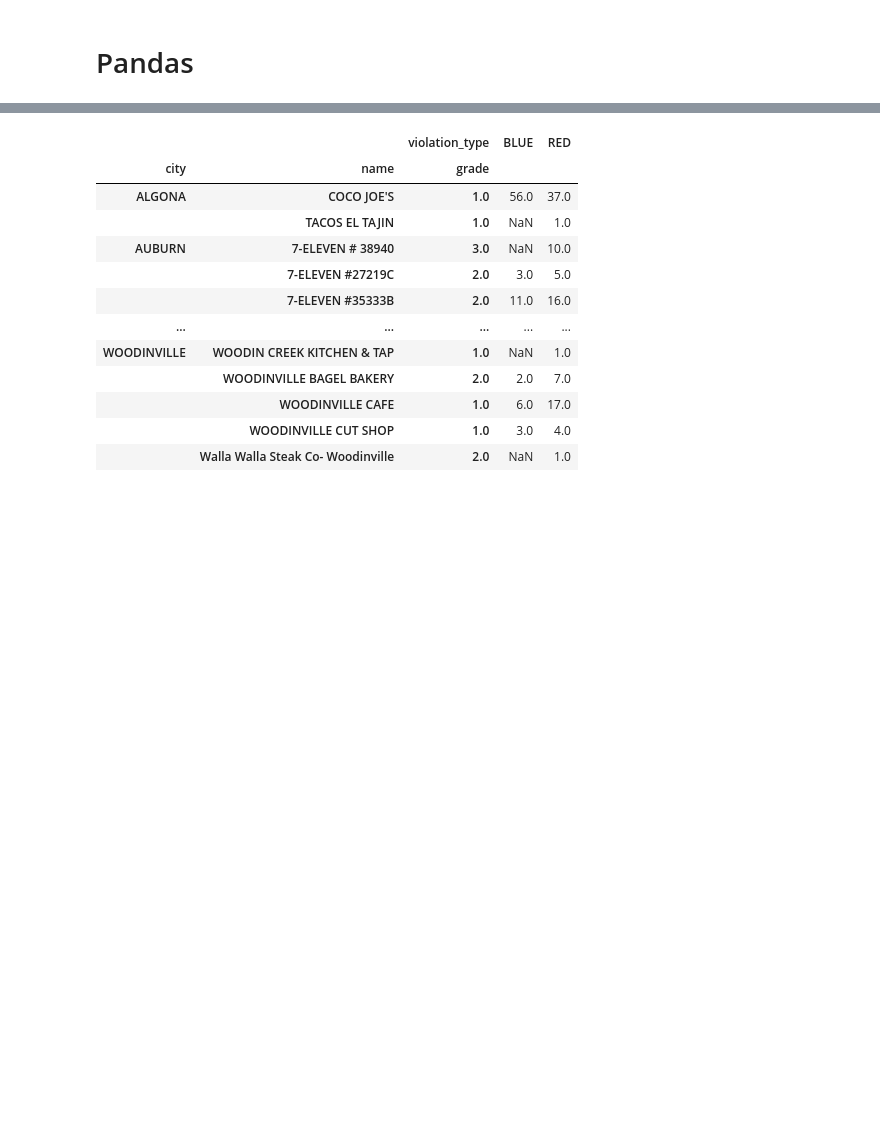
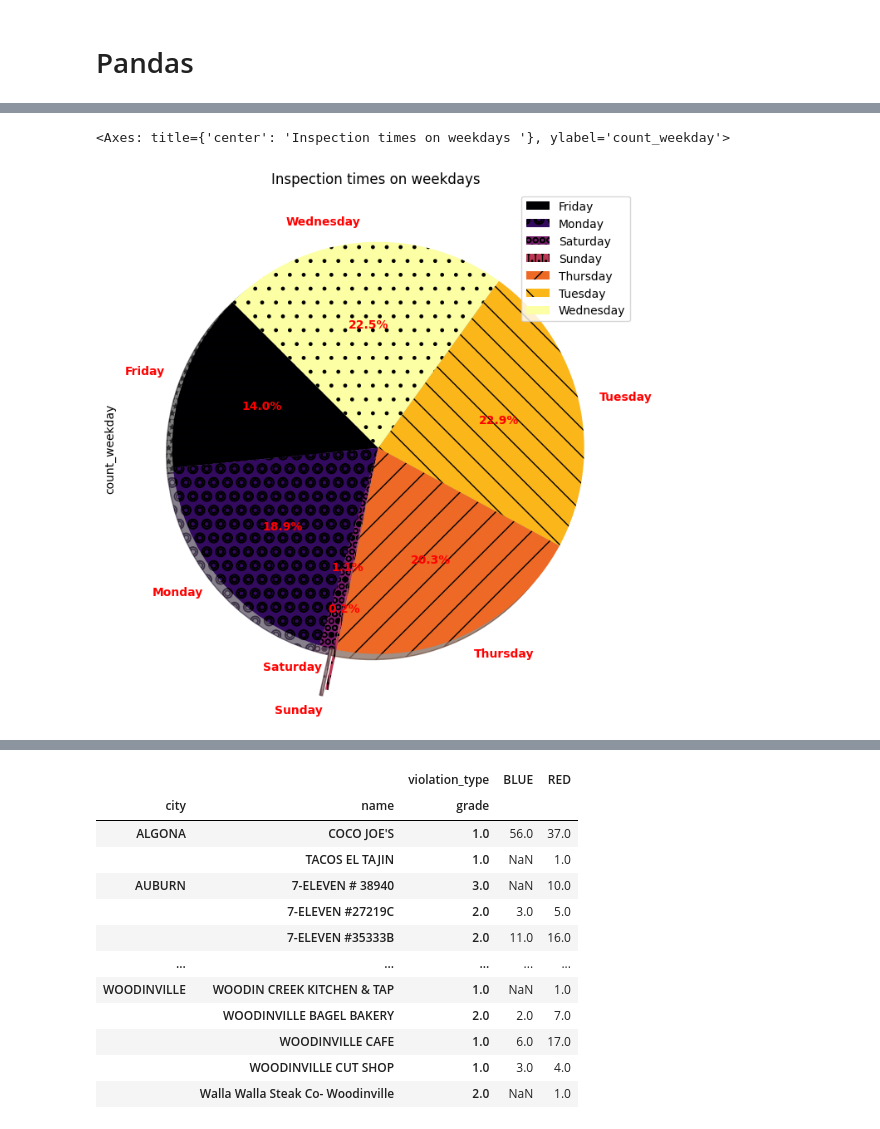
Before and after one commit to alirahmani93/ml_basic_p1, a Jupyter notebook: p1.ipynb, the cells around one changed output, grey strips where cells are left out. Drawn from its saved outputs; the diff is of its cells as text; code cells hidden in the pictures; blank space fills up the shorter version.

```diff
--- a/p1.ipynb
+++ b/p1.ipynb
@@ -108,0 +157,23 @@ df.head(2)
+# %%
+explode = (0.0, 0.0, 0.0, 0.2, 0.0, 0.0,0.0)
+ax = m.plot(kind='pie', y='count_weekday',
+       figsize=(8,15),
+       colormap='inferno',
+       explode = explode,
+       shadow=True,
+       autopct='%1.1f%%',
+       startangle=135,
+       hatch=['**', 'oO', 'O.O', '.||.', '/', '\\', '.'],
+       title='Inspection times on weekdays ',
+
+      )
+
+from matplotlib.font_manager import FontProperties
+font_props = FontProperties(weight='bold',)
+for text in ax.texts:
+    text.set_color('red')
+    text.set_fontproperties(font_props)
+ax
+# %% [output]
+<Axes: title={'center': 'Inspection times on weekdays '}, ylabel='count_weekday'>
+[figure, added]
```
Also changed, not shown: parts of 19 cells of this notebook, 1 other file.
